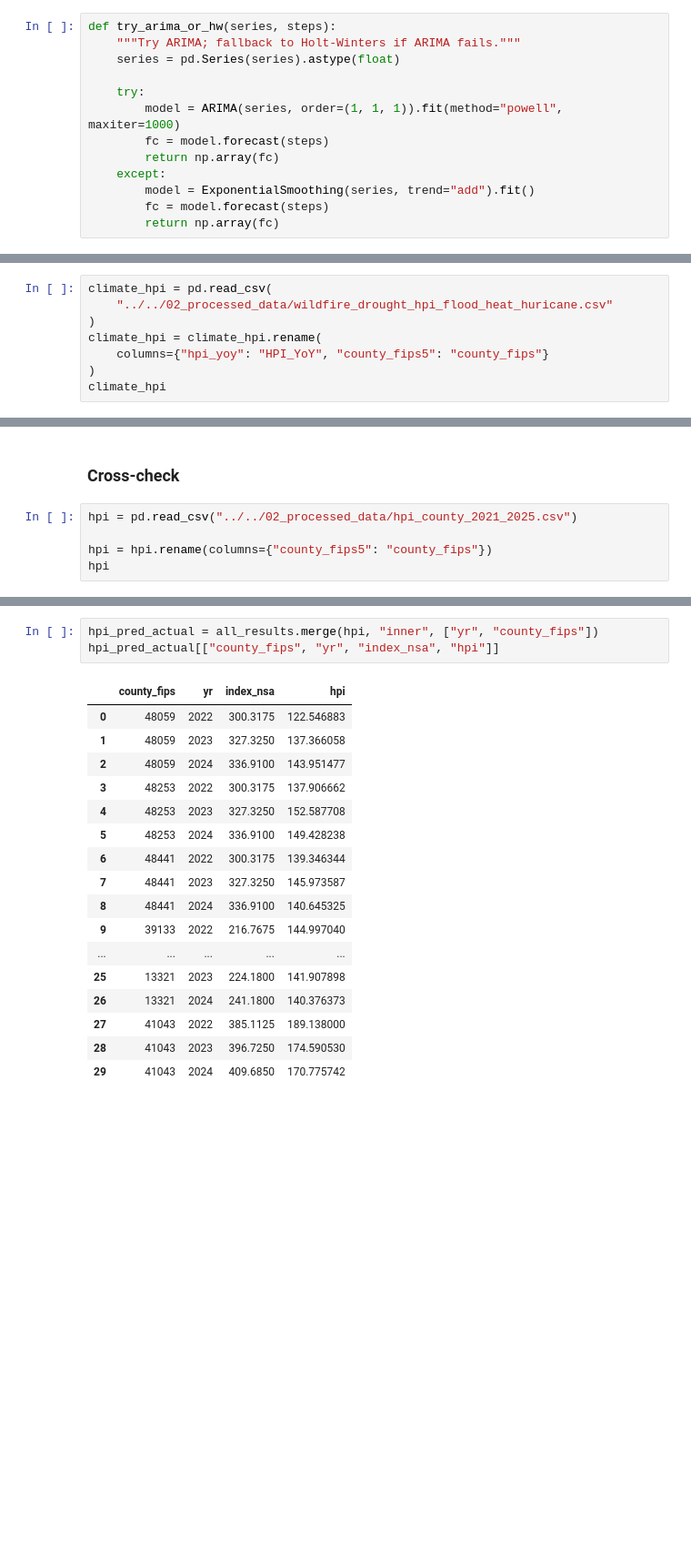
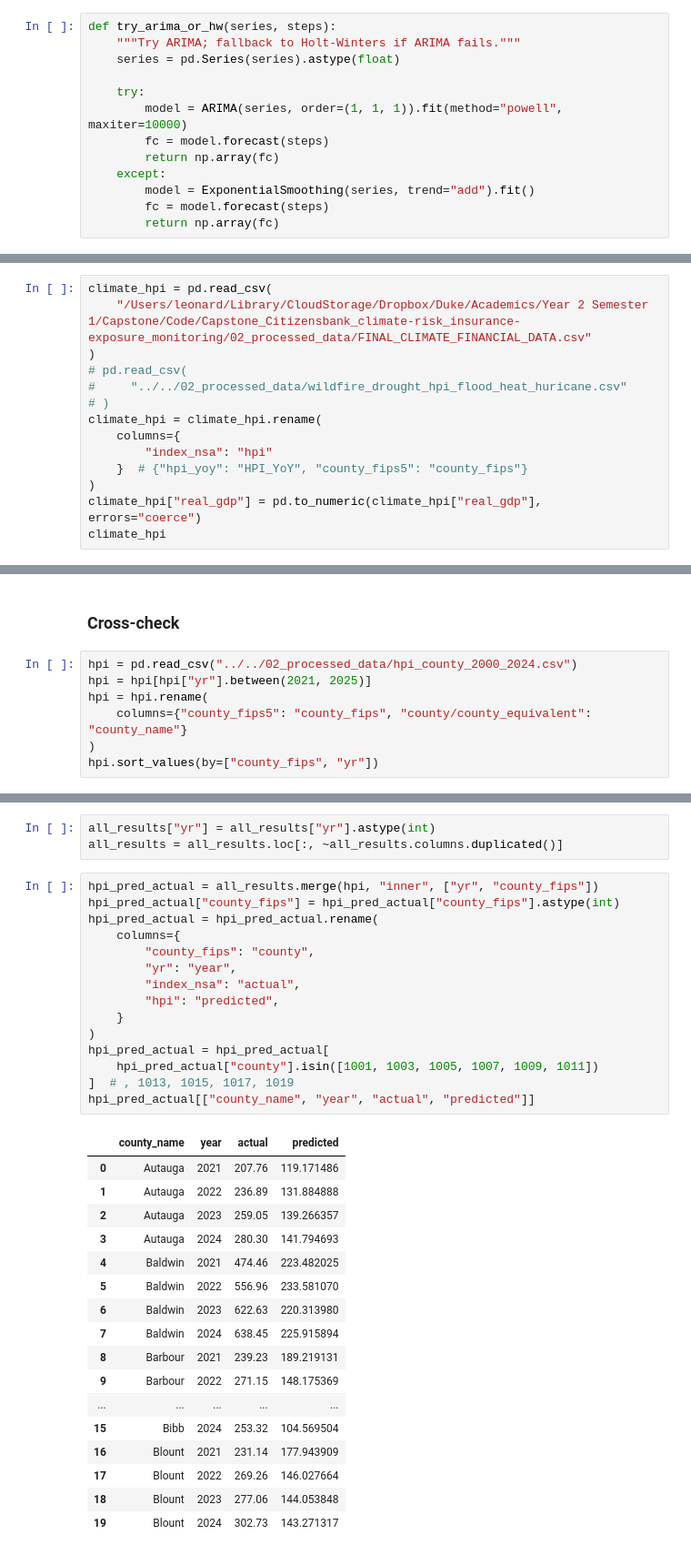
Before and after one commit to Ramil-cyber/Capstone_Citizensbank_climate-risk_insurance-exposure_monitoring, a Jupyter notebook: 03_code/data_exploration/lstm_arima_v1.ipynb, the cells around one changed output, grey strips where cells are left out. Shown at 91% size. Saved outputs shown, nothing was run; the diff lists cells and outputs as text; blank space fills up the shorter version.

```diff
--- a/03_code/data_exploration/lstm_arima_v1.ipynb
+++ b/03_code/data_exploration/lstm_arima_v1.ipynb
@@ -46,7 +62,7 @@ def try_arima_or_hw(series, steps):
     series = pd.Series(series).astype(float)
 
     try:
-        model = ARIMA(series, order=(1, 1, 1)).fit(method="powell", maxiter=1000)
+        model = ARIMA(series, order=(1, 1, 1)).fit(method="powell", maxiter=10000)
         fc = model.forecast(steps)
         return np.array(fc)
     except:
@@ -328,10 +356,16 @@ def forecast(model, base_exog_df, no_of_years, static_variables_dict=None):
 ## 9) Run Pipeline
 # %%
 climate_hpi = pd.read_csv(
-    "../../02_processed_data/wildfire_drought_hpi_flood_heat_huricane.csv"
+    "/Users/leonard/Library/CloudStorage/Dropbox/Duke/Academics/Year 2 Semester 1/Capstone/Code/Capstone_Citizensbank_climate-risk_insurance-exposure_monitoring/02_processed_data/FINAL_CLIMATE_FINANCIAL_DATA.csv"
 )
+# pd.read_csv(
+#     "../../02_processed_data/wildfire_drought_hpi_flood_heat_huricane.csv"
+# )
 climate_hpi = climate_hpi.rename(
-    columns={"hpi_yoy": "HPI_YoY", "county_fips5": "county_fips"}
+    columns={
+        "index_nsa": "hpi"
+    }  # {"hpi_yoy": "HPI_YoY", "county_fips5": "county_fips"}
 )
+climate_hpi["real_gdp"] = pd.to_numeric(climate_hpi["real_gdp"], errors="coerce")
 climate_hpi
 # %% [output]
@@ -434,8 +471,10 @@ Forecast Results for Multiple Counties:
 # %% [markdown]
 ### Cross-check
 # %%
-hpi = pd.read_csv("../../02_processed_data/hpi_county_2021_2025.csv")
-
-hpi = hpi.rename(columns={"county_fips5": "county_fips"})
-hpi
+hpi = pd.read_csv("../../02_processed_data/hpi_county_2000_2024.csv")
+hpi = hpi[hpi["yr"].between(2021, 2025)]
+hpi = hpi.rename(
+    columns={"county_fips5": "county_fips", "county/county_equivalent": "county_name"}
+)
+hpi.sort_values(by=["county_fips", "yr"])
 # %% [output]
@@ -455,22 +494,37 @@ hpi
+# %%
+all_results["yr"] = all_results["yr"].astype(int)
+all_results = all_results.loc[:, ~all_results.columns.duplicated()]
 # %%
 hpi_pred_actual = all_results.merge(hpi, "inner", ["yr", "county_fips"])
-hpi_pred_actual[["county_fips", "yr", "index_nsa", "hpi"]]
+hpi_pred_actual["county_fips"] = hpi_pred_actual["county_fips"].astype(int)
+hpi_pred_actual = hpi_pred_actual.rename(
+    columns={
+        "county_fips": "county",
+        "yr": "year",
+        "index_nsa": "actual",
+        "hpi": "predicted",
+    }
+)
+hpi_pred_actual = hpi_pred_actual[
+    hpi_pred_actual["county"].isin([1001, 1003, 1005, 1007, 1009, 1011])
+]  # , 1013, 1015, 1017, 1019
+hpi_pred_actual[["county_name", "year", "actual", "predicted"]]
 # %% [output]
-|  | county_fips | yr | index_nsa | hpi |
-| 0 | 48059 | 2022 | 300.3175 | 122.546883 |
-| 1 | 48059 | 2023 | 327.3250 | 137.366058 |
-| 2 | 48059 | 2024 | 336.9100 | 143.951477 |
-| 3 | 48253 | 2022 | 300.3175 | 137.906662 |
-| 4 | 48253 | 2023 | 327.3250 | 152.587708 |
-| 5 | 48253 | 2024 | 336.9100 | 149.428238 |
-| 6 | 48441 | 2022 | 300.3175 | 139.346344 |
-| 7 | 48441 | 2023 | 327.3250 | 145.973587 |
-| 8 | 48441 | 2024 | 336.9100 | 140.645325 |
-| 9 | 39133 | 2022 | 216.7675 | 144.997040 |
+|  | county_name | year | actual | predicted |
+| 0 | Autauga | 2021 | 207.76 | 119.171486 |
+| 1 | Autauga | 2022 | 236.89 | 131.884888 |
+| 2 | Autauga | 2023 | 259.05 | 139.266357 |
+| 3 | Autauga | 2024 | 280.30 | 141.794693 |
+| 4 | Baldwin | 2021 | 474.46 | 223.482025 |
+| 5 | Baldwin | 2022 | 556.96 | 233.581070 |
+| 6 | Baldwin | 2023 | 622.63 | 220.313980 |
+| 7 | Baldwin | 2024 | 638.45 | 225.915894 |
+| 8 | Barbour | 2021 | 239.23 | 189.219131 |
+| 9 | Barbour | 2022 | 271.15 | 148.175369 |
 | ... | ... | ... | ... | ... |
-| 25 | 13321 | 2023 | 224.1800 | 141.907898 |
-| 26 | 13321 | 2024 | 241.1800 | 140.376373 |
-| 27 | 41043 | 2022 | 385.1125 | 189.138000 |
-| 28 | 41043 | 2023 | 396.7250 | 174.590530 |
-| 29 | 41043 | 2024 | 409.6850 | 170.775742 |
+| 15 | Bibb | 2024 | 253.32 | 104.569504 |
+| 16 | Blount | 2021 | 231.14 | 177.943909 |
+| 17 | Blount | 2022 | 269.26 | 146.027664 |
+| 18 | Blount | 2023 | 277.06 | 144.053848 |
+| 19 | Blount | 2024 | 302.73 | 143.271317 |
 # %%
```
Also changed, not shown: parts of 12 cells of this notebook, 41 other files.
